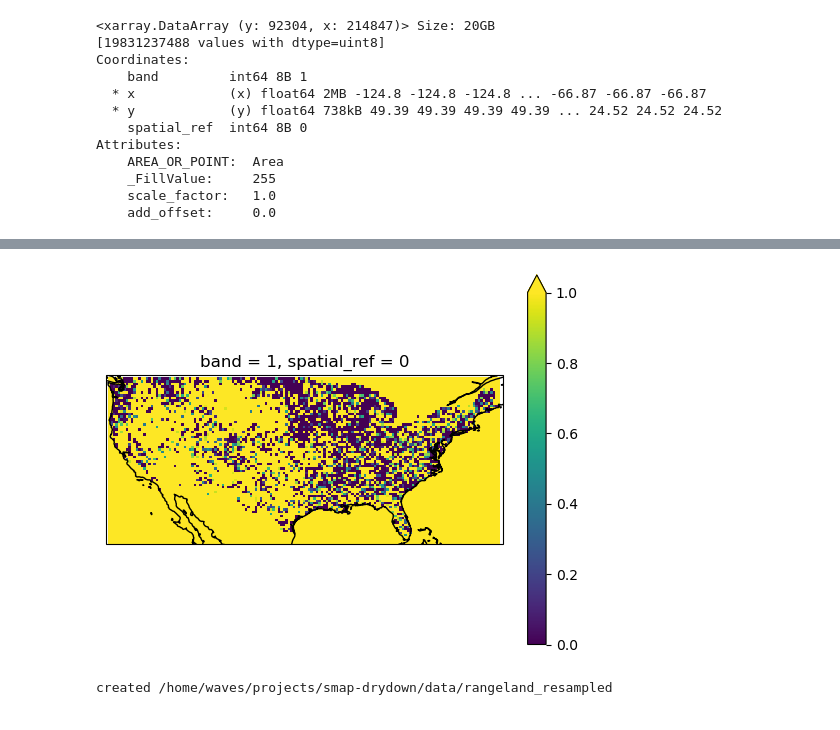
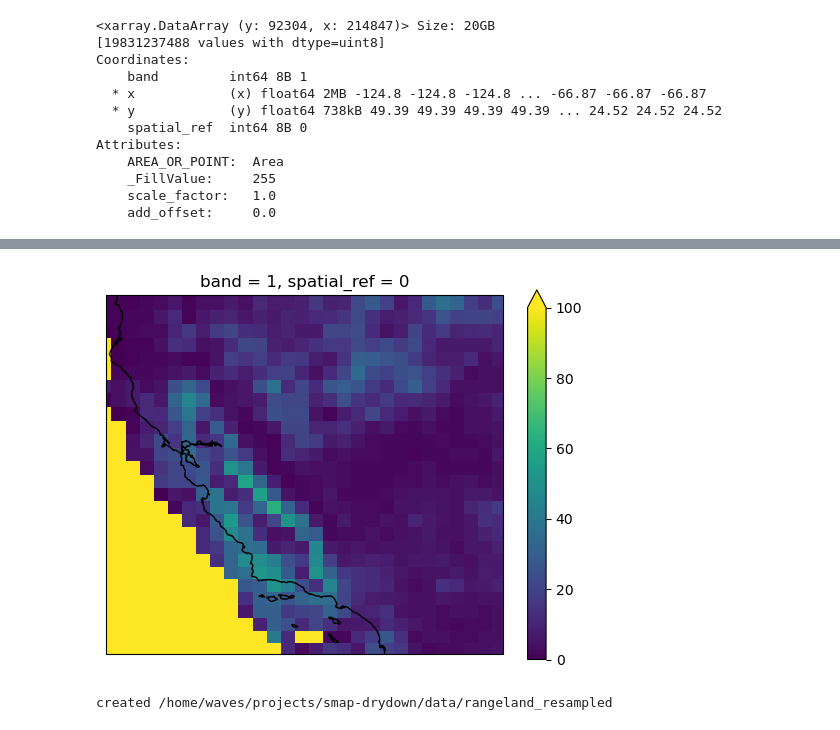
Before and after one commit to RY4GIT/SMSigxSMAP, a Jupyter notebook: data_mng/read_rangeland_data_v3.ipynb, the cells around one changed output, grey strips where cells are left out. Drawn from its saved outputs; the diff is of its cells as text; code cells hidden in the pictures.

```diff
--- a/data_mng/read_rangeland_data_v3.ipynb
+++ b/data_mng/read_rangeland_data_v3.ipynb
@@ -214,9 +214,9 @@ Attributes:
 # %%
 start_time = time.time()
 
+import rasterio
 # Grouping by these new bins
-grouped = veg_ds.rio.reproject_match
-veg_ds_resampled = grouped.groupby_bins('x', new_lon_bounds).mean()
+veg_ds_resampled = veg_ds.rio.reproject_match(subset_ease_template, rasterio.enums.Resampling.average)
 end_time = time.time()
 elapsed_time = end_time - start_time
 print(f"Time taken for the operation: {elapsed_time} seconds")
@@ -225,15 +262,17 @@ veg_ds_resampled
 # %%
 import cartopy.crs as ccrs
 projection = ccrs.PlateCarree()
 fig, ax = plt.subplots(subplot_kw={'projection': projection})
 conus_extent = [-125, -66.5, 24.5, 49.5]
+east_extent = [-82, -66.5, 25, 47]
+cal_extent = [-124.5, -114.0, 32.5, 42.0]
 # Plot the new data
 veg_ds_resampled.plot(ax=ax, transform=projection, vmin=0, vmax=100)
-ax.set_extent(conus_extent, crs=ccrs.PlateCarree())
+ax.set_extent(cal_extent, crs=ccrs.PlateCarree())
 ax.coastlines()
 plt.show()
 # %% [output]
-[figure, old version]
+[figure, new version]
 # %%
 out_dir = create_output_dir(os.path.join(data_dir, varname + '_resampled'))
 # %% [output]
```
Also changed, not shown: parts of 2 cells of this notebook, 4 other files.
